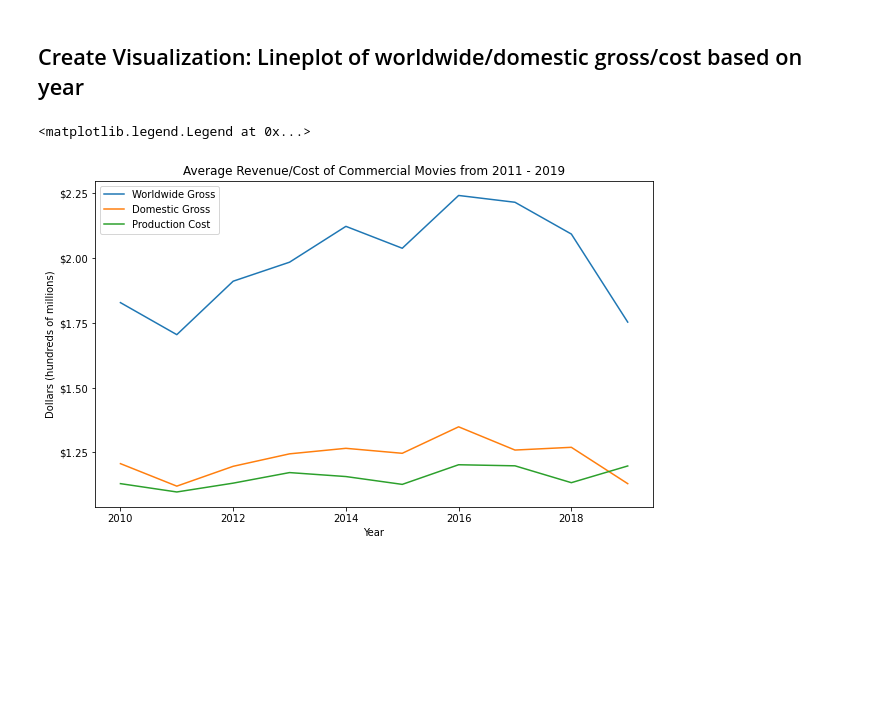
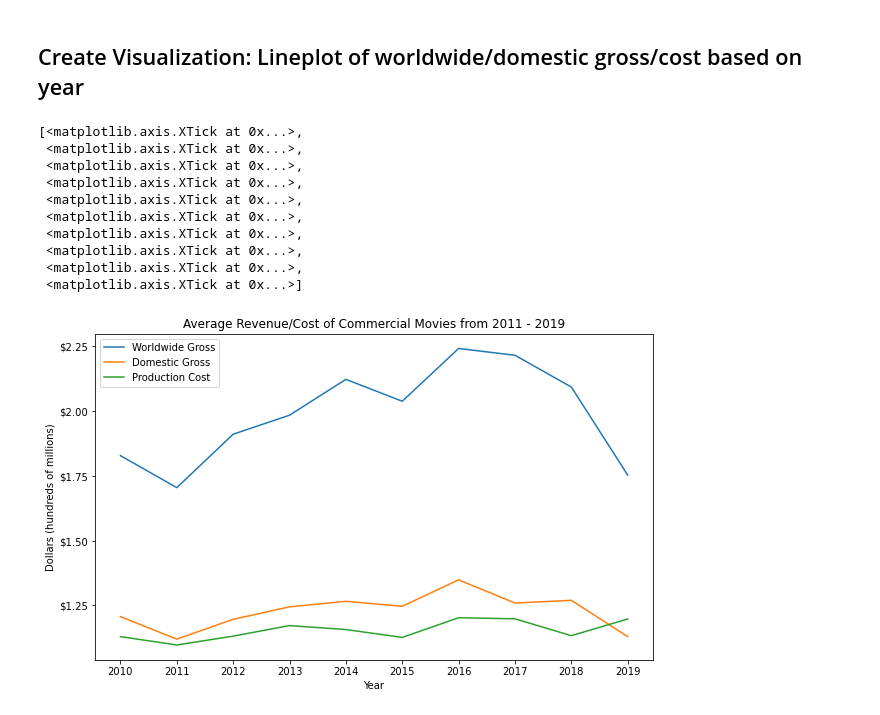
Before and after one commit to kuninethan95/dsc-phase-1-project, a Jupyter notebook: Phase 1 Project Notebook.ipynb, the cells around one changed output. Cells and saved outputs as stored; diff of their text form; code cells hidden in the pictures; blank space fills up the shorter version.

```diff
--- a/Phase 1 Project Notebook.ipynb
+++ b/Phase 1 Project Notebook.ipynb
@@ -762,19 +780,30 @@ gby = budgets_years.groupby('year')[['production_budget','domestic_gross', 'worl
 # %%
 fig, ax = plt.subplots(figsize=(10,6))
 ax.plot(gby['year'], gby['worldwide_gross'], label='Worldwide Gross')
 ax.plot(gby['year'], gby['domestic_gross'], label='Domestic Gross')
 ax.plot(gby['year'], gby['production_budget'], label='Production Cost')
 
 
 ax.ticklabel_format(style='plain')
 #ax.set_yticks(np.arange(min(gby['worldwide_gross']), max(gby['worldwide_gross']), 2))
 
-#y_labs2 = ['$1.0', '$1.25', '$1.50', '$1.75','$2.00','$2.25','$2.50', '$2.75', '$3.00']
+y_labs2 = ['$1.0', '$1.25', '$1.50', '$1.75','$2.00','$2.25','$2.50', '$2.75', '$3.00']
 ax.set_xlabel('Year')
 ax.set_ylabel('Dollars (hundreds of millions)')
 ax.set_title('Average Revenue/Cost of Commercial Movies from 2011 - 2019')
 ax.set_yticklabels(y_labs2)
+#ax.xticks(gby['year'])
 ax.legend()
+ax.set_xticks(np.arange(2010, 2020, 1))
 # %% [output]
-<matplotlib.legend.Legend at 0x...>
+[<matplotlib.axis.XTick at 0x...>,
+ <matplotlib.axis.XTick at 0x...>,
+ <matplotlib.axis.XTick at 0x...>,
+ <matplotlib.axis.XTick at 0x...>,
+ <matplotlib.axis.XTick at 0x...>,
+ <matplotlib.axis.XTick at 0x...>,
+ <matplotlib.axis.XTick at 0x...>,
+ <matplotlib.axis.XTick at 0x...>,
+ <matplotlib.axis.XTick at 0x...>,
+ <matplotlib.axis.XTick at 0x...>]
-[figure, old version]
+[figure, new version]
```
Also changed, not shown: parts of 8 cells of this notebook.
